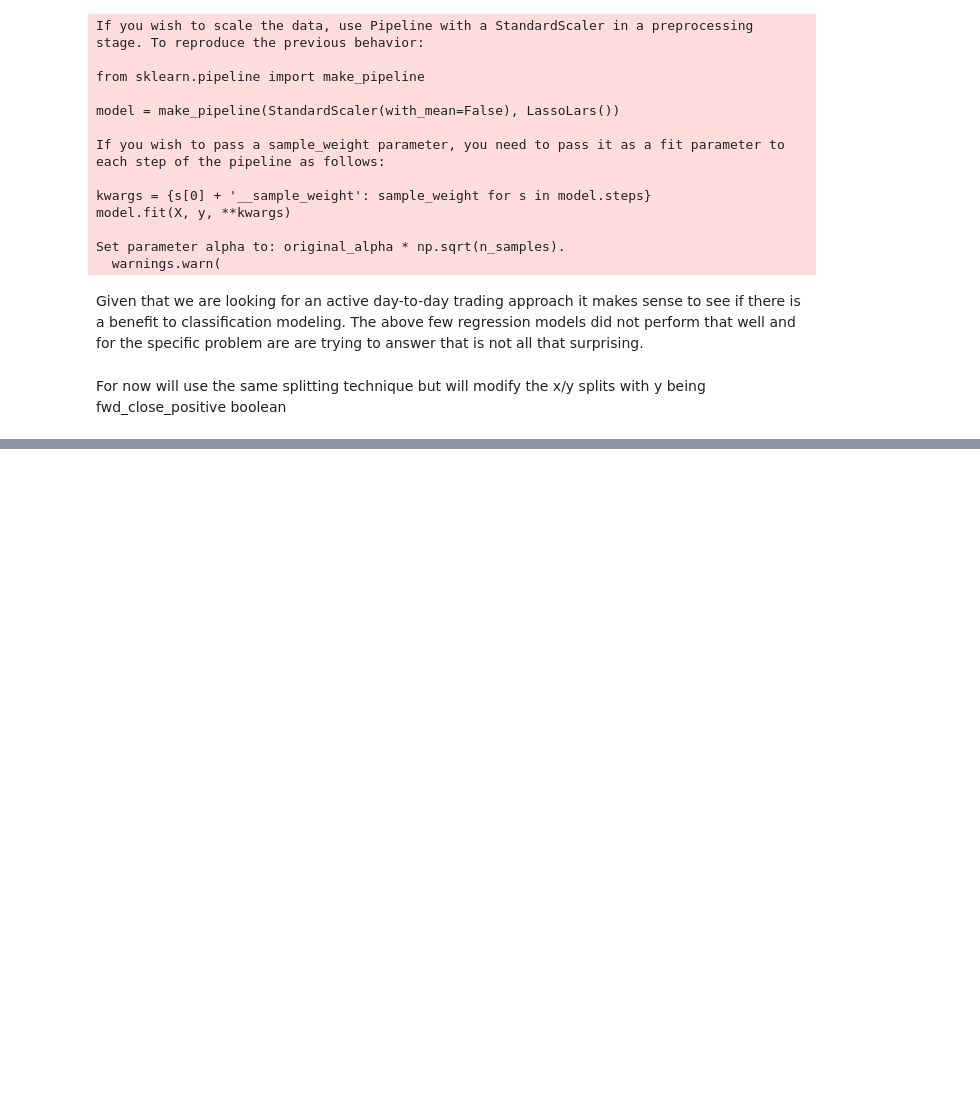
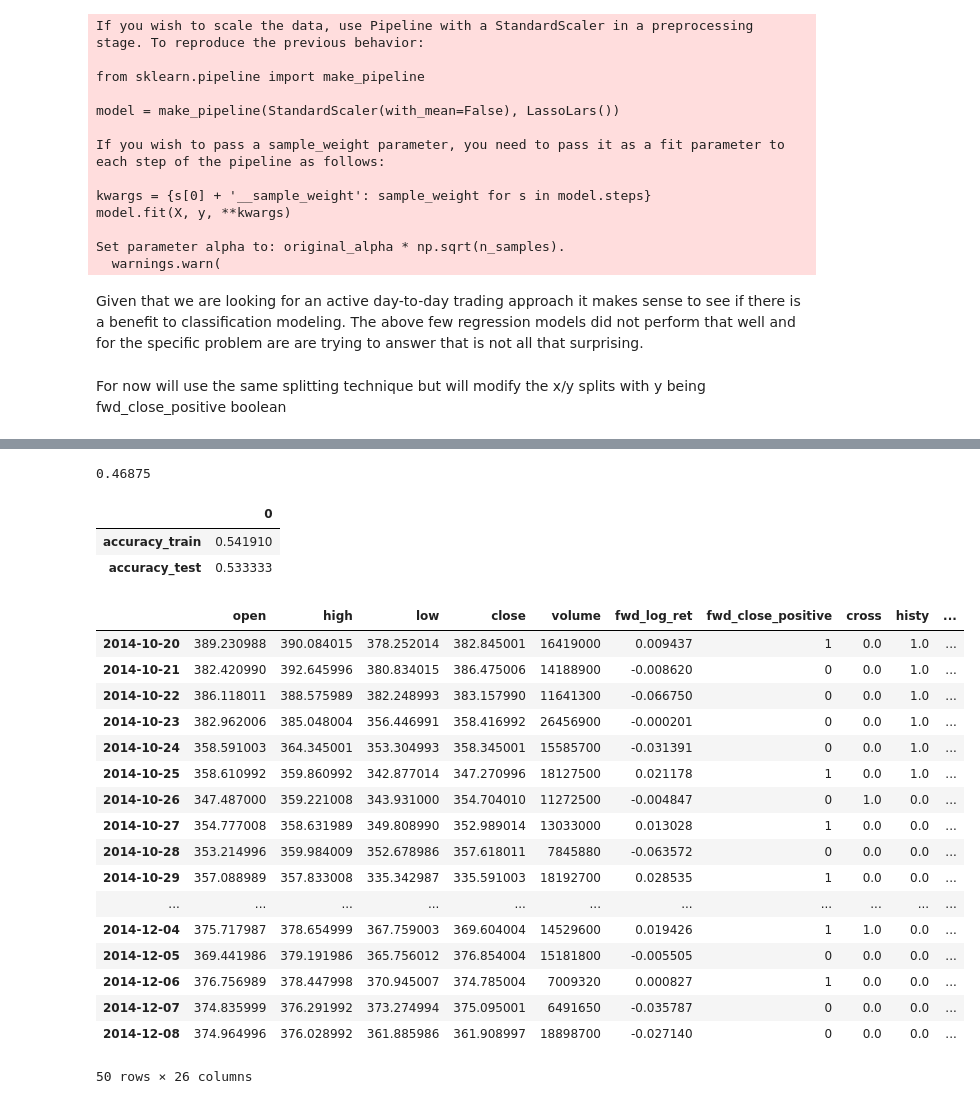
Before and after one commit to FinancialForecasters/financial_forecaster, a Jupyter notebook: waterman_model.ipynb, the cells around one changed output, grey strips where cells are left out. Saved outputs shown, nothing was run; the diff lists cells and outputs as text; code cells hidden in the pictures; blank space fills up the shorter version.

```diff
--- a/waterman_model.ipynb
+++ b/waterman_model.ipynb
@@ -632,0 +622,4 @@ df.head()
+# %%
+accuracy_k_v
+# %% [output]
+0.46875
@@ -632,0 +641,27 @@ df.head()
+# %%
+results_test
+# %% [output]
+|  | 0 |
+| accuracy_train | 0.541910 |
+| accuracy_test | 0.533333 |
+# %%
+df.head(50)
+# %% [output]
+|  | open | high | low | close | volume | fwd_log_ret | fwd_close_positive | cross | histy | ... |
+| 2014-10-20 | 389.230988 | 390.084015 | 378.252014 | 382.845001 | 16419000 | 0.009437 | 1 | 0.0 | 1.0 | ... |
+| 2014-10-21 | 382.420990 | 392.645996 | 380.834015 | 386.475006 | 14188900 | -0.008620 | 0 | 0.0 | 1.0 | ... |
+| 2014-10-22 | 386.118011 | 388.575989 | 382.248993 | 383.157990 | 11641300 | -0.066750 | 0 | 0.0 | 1.0 | ... |
+| 2014-10-23 | 382.962006 | 385.048004 | 356.446991 | 358.416992 | 26456900 | -0.000201 | 0 | 0.0 | 1.0 | ... |
+| 2014-10-24 | 358.591003 | 364.345001 | 353.304993 | 358.345001 | 15585700 | -0.031391 | 0 | 0.0 | 1.0 | ... |
+| 2014-10-25 | 358.610992 | 359.860992 | 342.877014 | 347.270996 | 18127500 | 0.021178 | 1 | 0.0 | 1.0 | ... |
+| 2014-10-26 | 347.487000 | 359.221008 | 343.931000 | 354.704010 | 11272500 | -0.004847 | 0 | 1.0 | 0.0 | ... |
+| 2014-10-27 | 354.777008 | 358.631989 | 349.808990 | 352.989014 | 13033000 | 0.013028 | 1 | 0.0 | 0.0 | ... |
+| 2014-10-28 | 353.214996 | 359.984009 | 352.678986 | 357.618011 | 7845880 | -0.063572 | 0 | 0.0 | 0.0 | ... |
+| 2014-10-29 | 357.088989 | 357.833008 | 335.342987 | 335.591003 | 18192700 | 0.028535 | 1 | 0.0 | 0.0 | ... |
+| ... | ... | ... | ... | ... | ... | ... | ... | ... | ... | ... |
+| 2014-12-04 | 375.717987 | 378.654999 | 367.759003 | 369.604004 | 14529600 | 0.019426 | 1 | 1.0 | 0.0 | ... |
+| 2014-12-05 | 369.441986 | 379.191986 | 365.756012 | 376.854004 | 15181800 | -0.005505 | 0 | 0.0 | 0.0 | ... |
+| 2014-12-06 | 376.756989 | 378.447998 | 370.945007 | 374.785004 | 7009320 | 0.000827 | 1 | 0.0 | 0.0 | ... |
+| 2014-12-07 | 374.835999 | 376.291992 | 373.274994 | 375.095001 | 6491650 | -0.035787 | 0 | 0.0 | 0.0 | ... |
+| 2014-12-08 | 374.964996 | 376.028992 | 361.885986 | 361.908997 | 18898700 | -0.027140 | 0 | 0.0 | 0.0 | ... |
+50 rows × 26 columns
```
Also changed, not shown: parts of 47 cells of this notebook.
